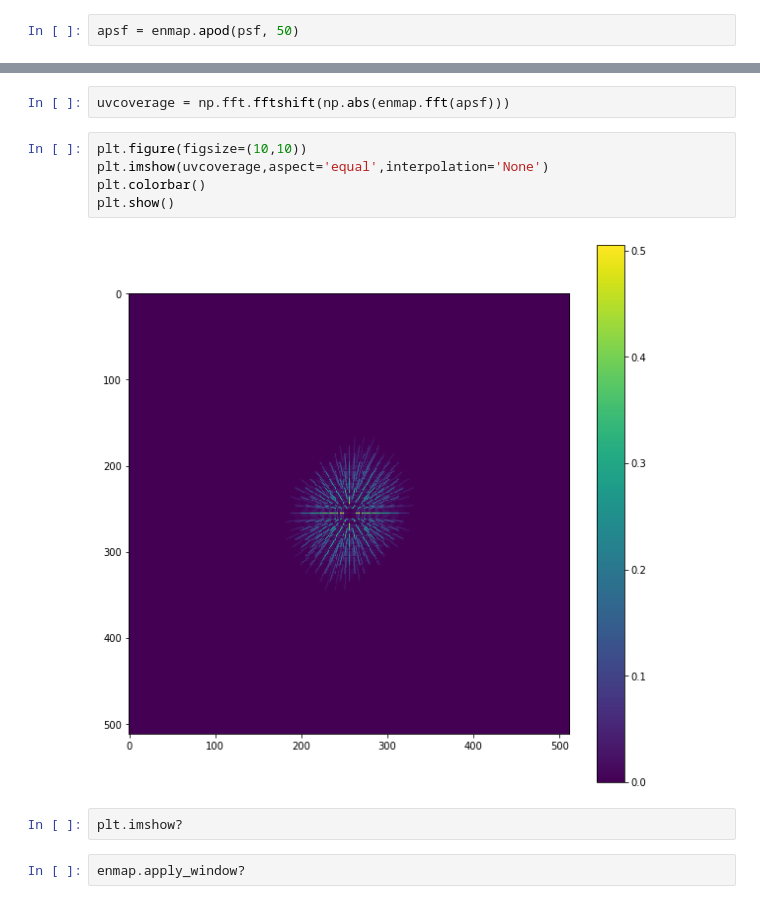
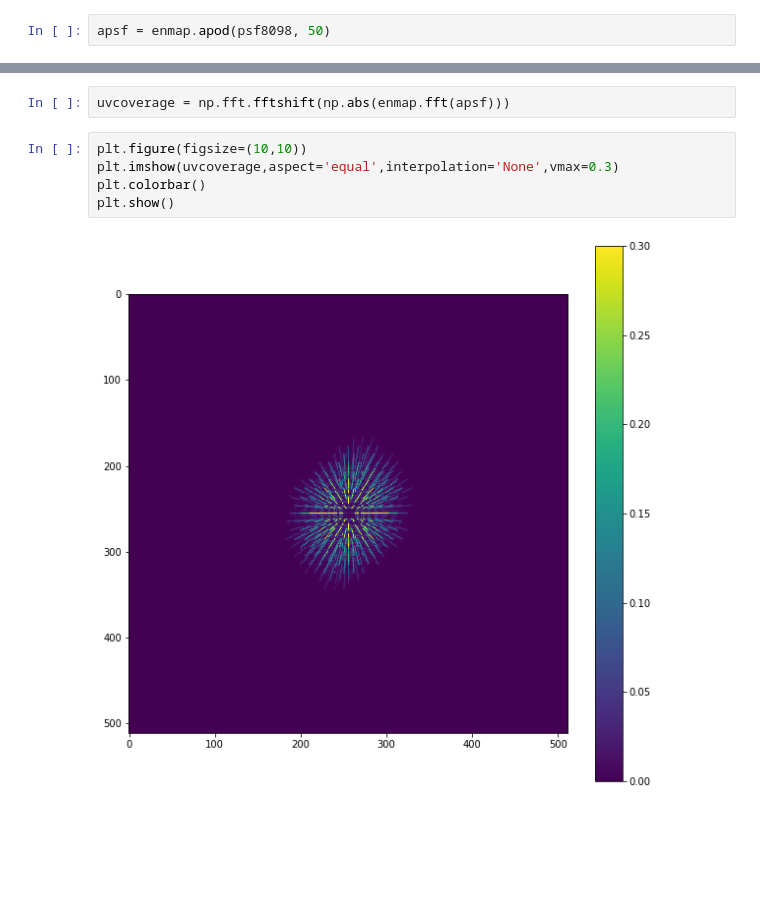
Before and after one commit to UPennEoR/plimpy, a Jupyter notebook: PolarizedMosaics/PSF.ipynb, the cells around one changed output, grey strips where cells are left out. Cells and saved outputs as stored; diff of their text form; blank space fills up the shorter version.

```diff
--- a/PolarizedMosaics/PSF.ipynb
+++ b/PolarizedMosaics/PSF.ipynb
@@ -39,7 +39,7 @@ plt.show()
 # %% [output]
 [figure]
 # %%
-apsf = enmap.apod(psf, 50)
+apsf = enmap.apod(psf8098, 50)
 # %%
 eshow(apsf)
 # %% [output]
@@ -48,12 +48,8 @@ eshow(apsf)
 uvcoverage = np.fft.fftshift(np.abs(enmap.fft(apsf)))
 # %%
 plt.figure(figsize=(10,10))
-plt.imshow(uvcoverage,aspect='equal',interpolation='None')
+plt.imshow(uvcoverage,aspect='equal',interpolation='None',vmax=0.3)
 plt.colorbar()
 plt.show()
 # %% [output]
-[figure, old version]
+[figure, new version]
-# %%
-plt.imshow?
-# %%
-enmap.apply_window?
```
